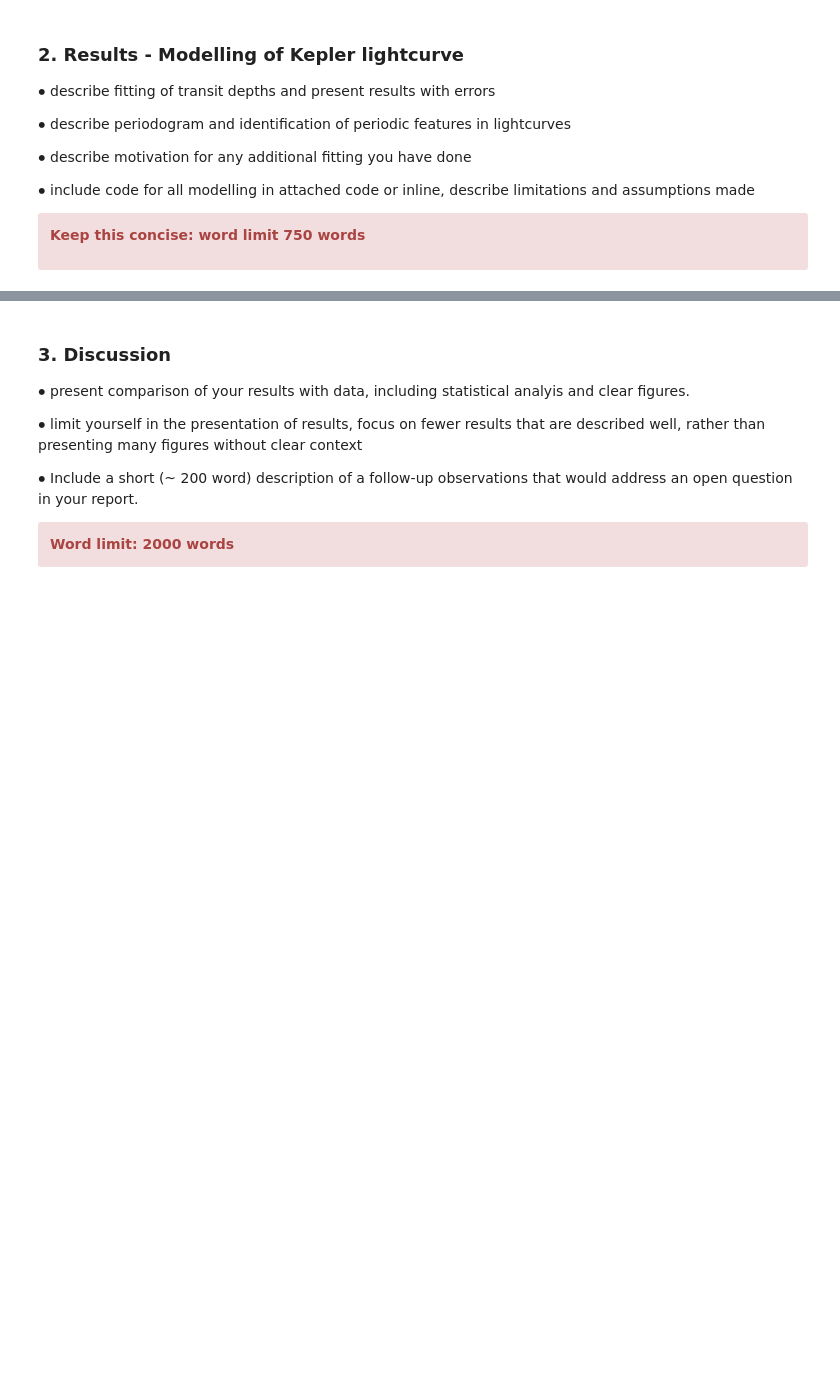
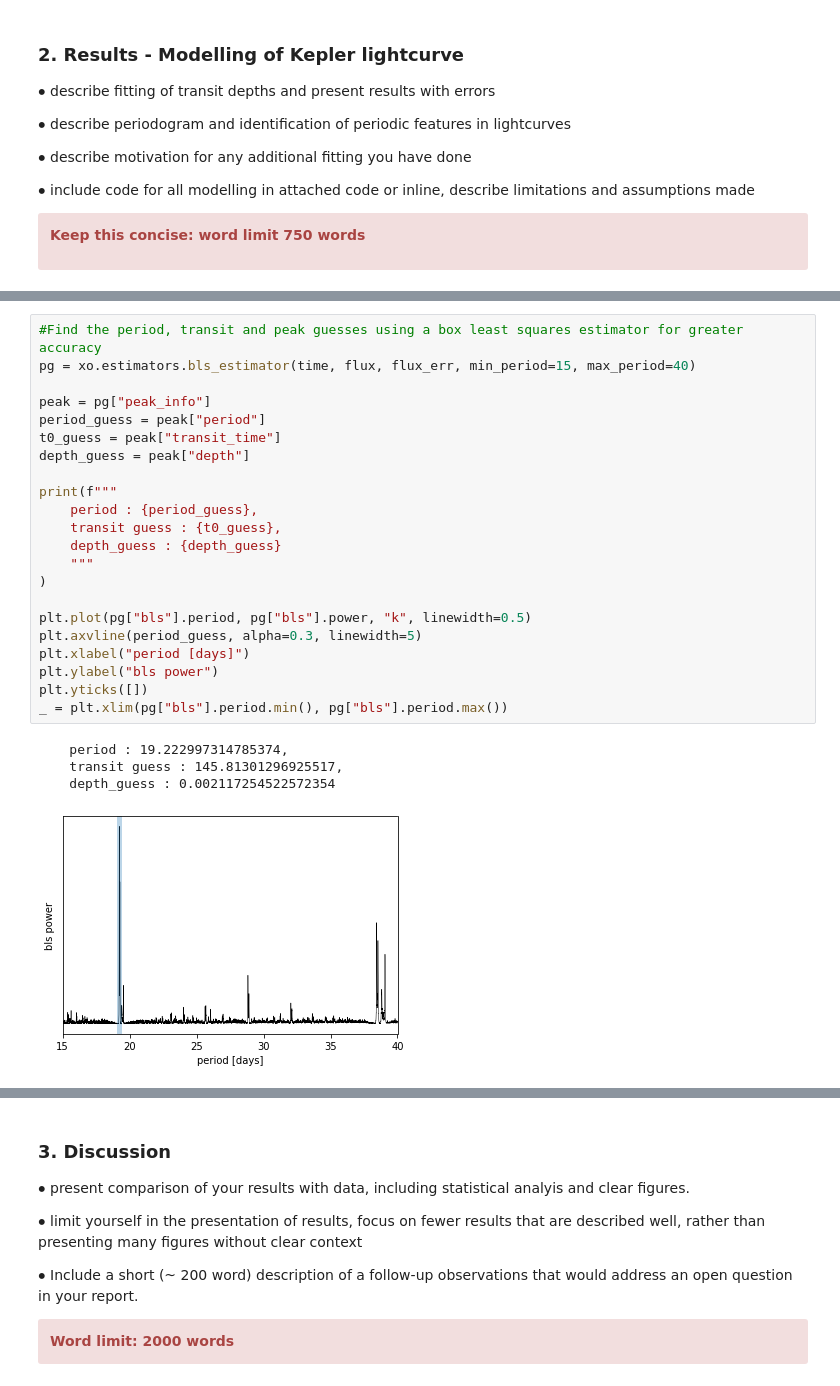
Before and after one commit to cm2435/university_computing_y3, a Jupyter notebook: ph30016_b/Coursework_B_Template.ipynb, the cells around one changed output, grey strips where cells are left out. Cells and saved outputs as stored; diff of their text form; blank space fills up the shorter version.

```diff
--- a/ph30016_b/Coursework_B_Template.ipynb
+++ b/ph30016_b/Coursework_B_Template.ipynb
@@ -55,0 +172,27 @@ $\bullet$ include code for all modelling in attached code or inline, describe li
+# %%
+#Find the period, transit and peak guesses using a box least squares estimator for greater accuracy
+pg = xo.estimators.bls_estimator(time, flux, flux_err, min_period=15, max_period=40)
+
+peak = pg["peak_info"]
+period_guess = peak["period"]
+t0_guess = peak["transit_time"]
+depth_guess = peak["depth"]
+
+print(f"""
+    period : {period_guess},
+    transit guess : {t0_guess},
+    depth_guess : {depth_guess}
+    """
+)
+
+plt.plot(pg["bls"].period, pg["bls"].power, "k", linewidth=0.5)
+plt.axvline(period_guess, alpha=0.3, linewidth=5)
+plt.xlabel("period [days]")
+plt.ylabel("bls power")
+plt.yticks([])
+_ = plt.xlim(pg["bls"].period.min(), pg["bls"].period.max())
+# %% [output]
+    period : 19.222997314785374,
+    transit guess : 145.81301296925517,
+    depth_guess : 0.002117254522572354
+[figure, added]
```
Also changed, not shown: parts of 21 cells of this notebook, 1 other file.
